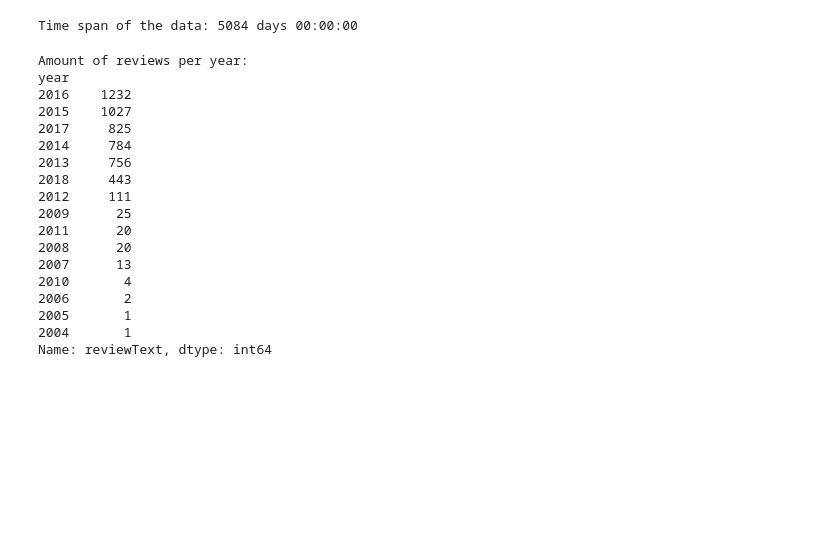
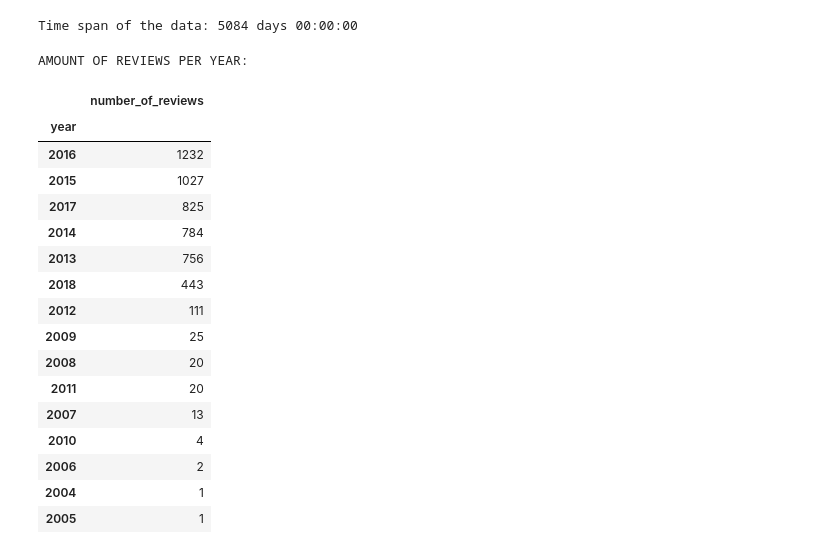
Before and after one commit to ahmadbashorun/AI6-amazon-reviews-EDA-project, a Jupyter notebook: Beauty_cleaning.ipynb, the cells around one changed output. Cells and saved outputs as stored; diff of their text form; code cells hidden in the pictures; blank space fills up the shorter version.

```diff
--- a/Beauty_cleaning.ipynb
+++ b/Beauty_cleaning.ipynb
@@ -90,26 +95,29 @@ beauty_df["year"] = beauty_df["reviewTime"].dt.year
 beauty_df["month"] = beauty_df["reviewTime"].dt.month_name()
 beauty_df["dayOfTheWeek"] = beauty_df["reviewTime"].dt.day_name()
 # %%
-year_count = beauty_df.groupby("year")["reviewText"].count().sort_values(ascending=False)
+year_count = beauty_df.groupby("year").count().sort_values(
+    "reviewText", ascending=False)[["reviewText"]]
+year_count.rename(columns={"reviewText":"number_of_reviews"}, inplace=True)
 
-print("Amount of reviews per year: \n{}".format(year_count))
+print("AMOUNT OF REVIEWS PER YEAR:")
+year_count
 # %% [output]
-Amount of reviews per year:
-year
-2016    1232
-2015    1027
-2017     825
-2014     784
-2013     756
-2018     443
-2012     111
-2009      25
-2011      20
-2008      20
-2007      13
-2010       4
-2006       2
-2005       1
-2004       1
-Name: reviewText, dtype: int64
+AMOUNT OF REVIEWS PER YEAR:
+|  | number_of_reviews |
+| year |  |
+| 2016 | 1232 |
+| 2015 | 1027 |
+| 2017 | 825 |
+| 2014 | 784 |
+| 2013 | 756 |
+| 2018 | 443 |
+| 2012 | 111 |
+| 2009 | 25 |
+| 2008 | 20 |
+| 2011 | 20 |
+| 2007 | 13 |
+| 2010 | 4 |
+| 2006 | 2 |
+| 2004 | 1 |
+| 2005 | 1 |
 # %%
```
Also changed, not shown: parts of 9 cells of this notebook.
